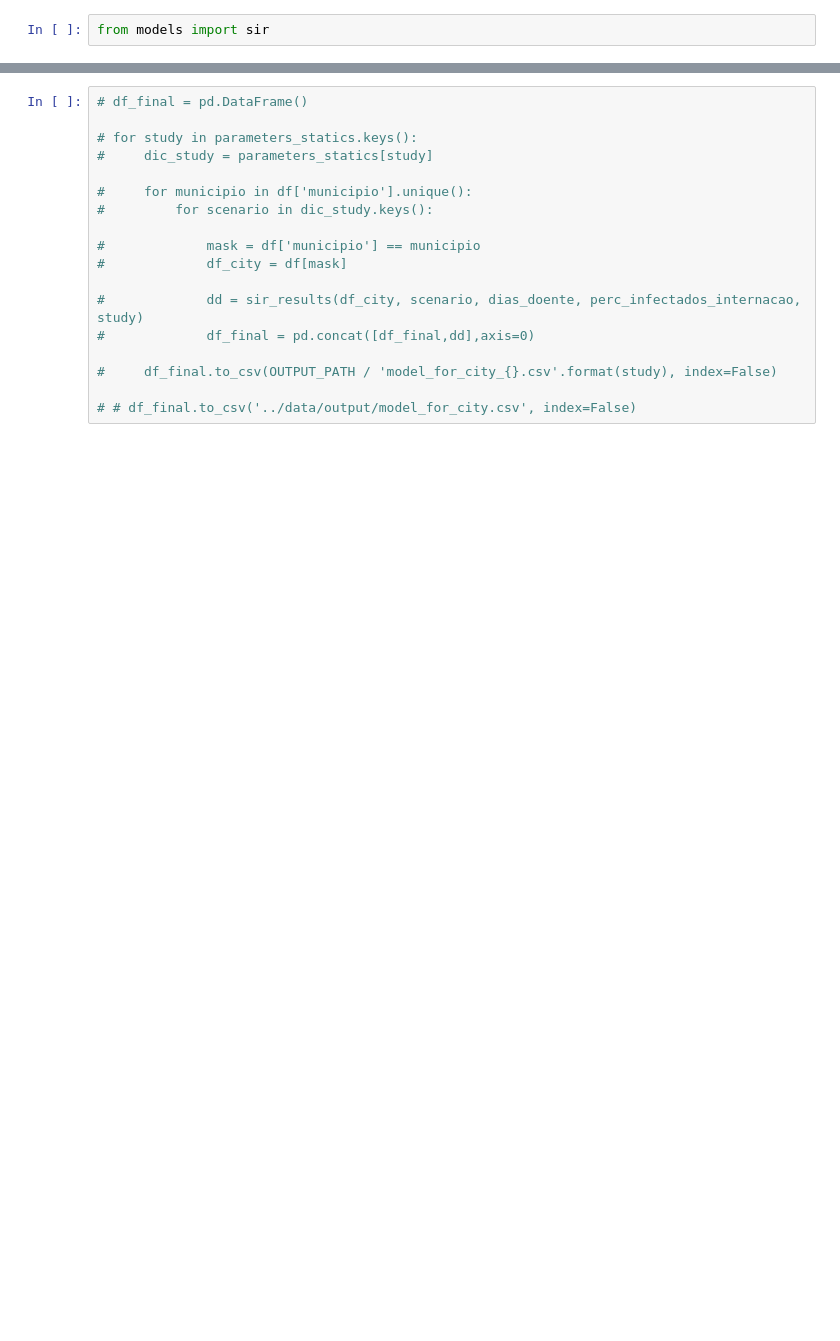
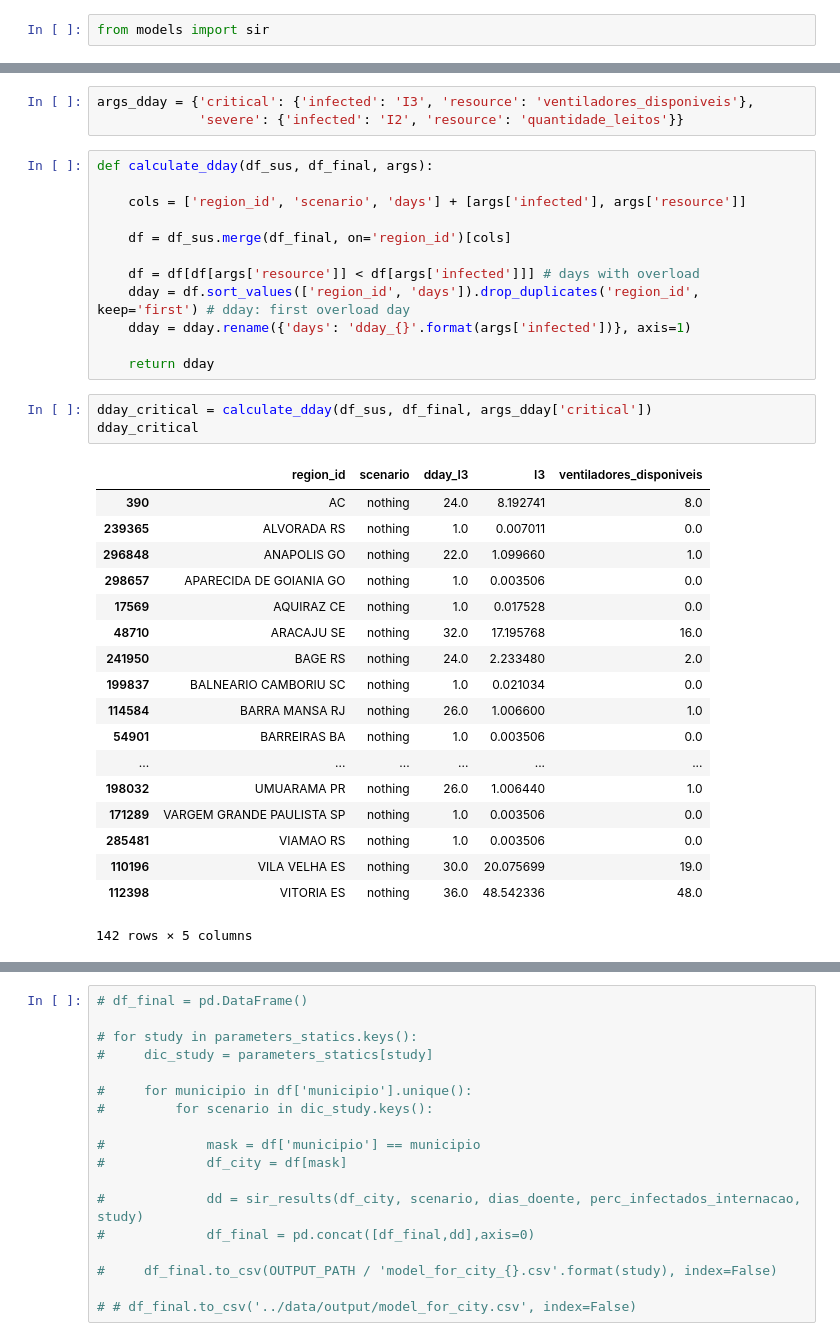
Before and after one commit to JoaoCarabetta/SimulaCovid, a Jupyter notebook: notebooks/tests_model.ipynb, the cells around one changed output, grey strips where cells are left out. Drawn from its saved outputs; the diff is of its cells as text; blank space fills up the shorter version.

```diff
--- a/notebooks/tests_model.ipynb
+++ b/notebooks/tests_model.ipynb
@@ -143,0 +255,37 @@ df_final
+# %%
+args_dday = {'critical': {'infected': 'I3', 'resource': 'ventiladores_disponiveis'},
+             'severe': {'infected': 'I2', 'resource': 'quantidade_leitos'}}
+# %%
+def calculate_dday(df_sus, df_final, args):
+
+    cols = ['region_id', 'scenario', 'days'] + [args['infected'], args['resource']]
+
+    df = df_sus.merge(df_final, on='region_id')[cols]
+
+    df = df[df[args['resource']] < df[args['infected']]] # days with overload
+    dday = df.sort_values(['region_id', 'days']).drop_duplicates('region_id', keep='first') # dday: first overload day
+    dday = dday.rename({'days': 'dday_{}'.format(args['infected'])}, axis=1)
+
+    return dday
+# %%
+dday_critical = calculate_dday(df_sus, df_final, args_dday['critical'])
+dday_critical
+# %% [output]
+|  | region_id | scenario | dday_I3 | I3 | ventiladores_disponiveis |
+| 390 | AC | nothing | 24.0 | 8.192741 | 8.0 |
+| 239365 | ALVORADA RS | nothing | 1.0 | 0.007011 | 0.0 |
+| 296848 | ANAPOLIS GO | nothing | 22.0 | 1.099660 | 1.0 |
+| 298657 | APARECIDA DE GOIANIA GO | nothing | 1.0 | 0.003506 | 0.0 |
+| 17569 | AQUIRAZ CE | nothing | 1.0 | 0.017528 | 0.0 |
+| 48710 | ARACAJU SE | nothing | 32.0 | 17.195768 | 16.0 |
+| 241950 | BAGE RS | nothing | 24.0 | 2.233480 | 2.0 |
+| 199837 | BALNEARIO CAMBORIU SC | nothing | 1.0 | 0.021034 | 0.0 |
+| 114584 | BARRA MANSA RJ | nothing | 26.0 | 1.006600 | 1.0 |
+| 54901 | BARREIRAS BA | nothing | 1.0 | 0.003506 | 0.0 |
+| ... | ... | ... | ... | ... | ... |
+| 198032 | UMUARAMA PR | nothing | 26.0 | 1.006440 | 1.0 |
+| 171289 | VARGEM GRANDE PAULISTA SP | nothing | 1.0 | 0.003506 | 0.0 |
+| 285481 | VIAMAO RS | nothing | 1.0 | 0.003506 | 0.0 |
+| 110196 | VILA VELHA ES | nothing | 30.0 | 20.075699 | 19.0 |
+| 112398 | VITORIA ES | nothing | 36.0 | 48.542336 | 48.0 |
+142 rows × 5 columns
```
Also changed, not shown: parts of 57 cells of this notebook.
